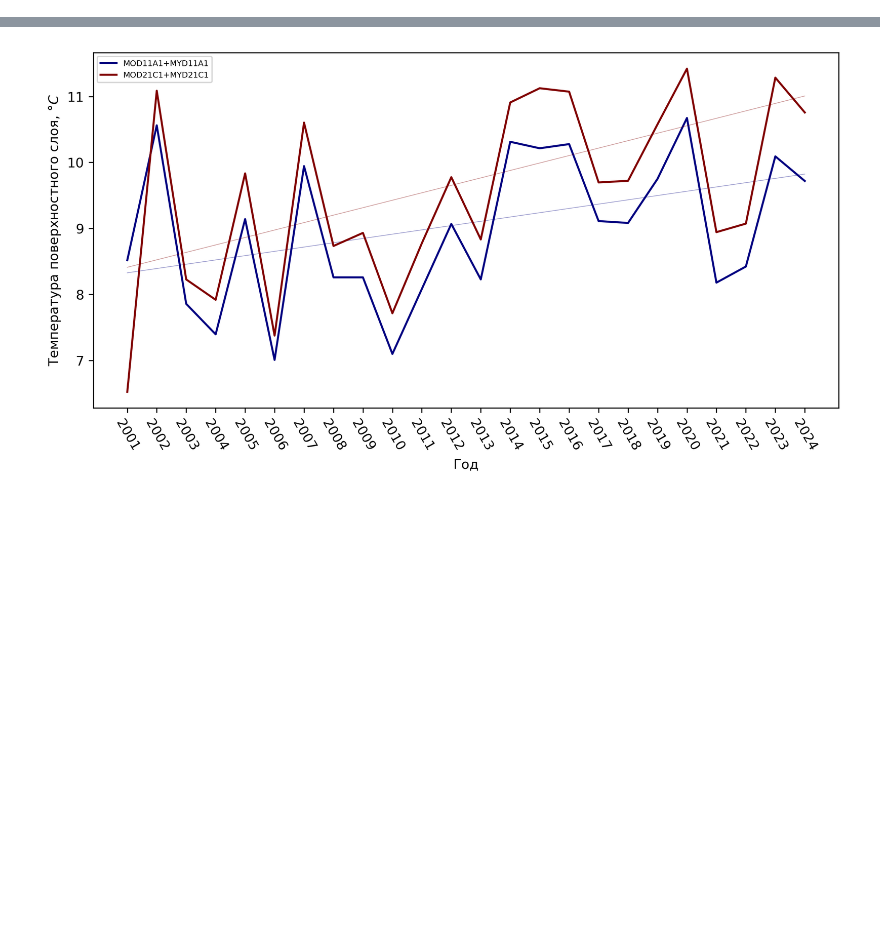
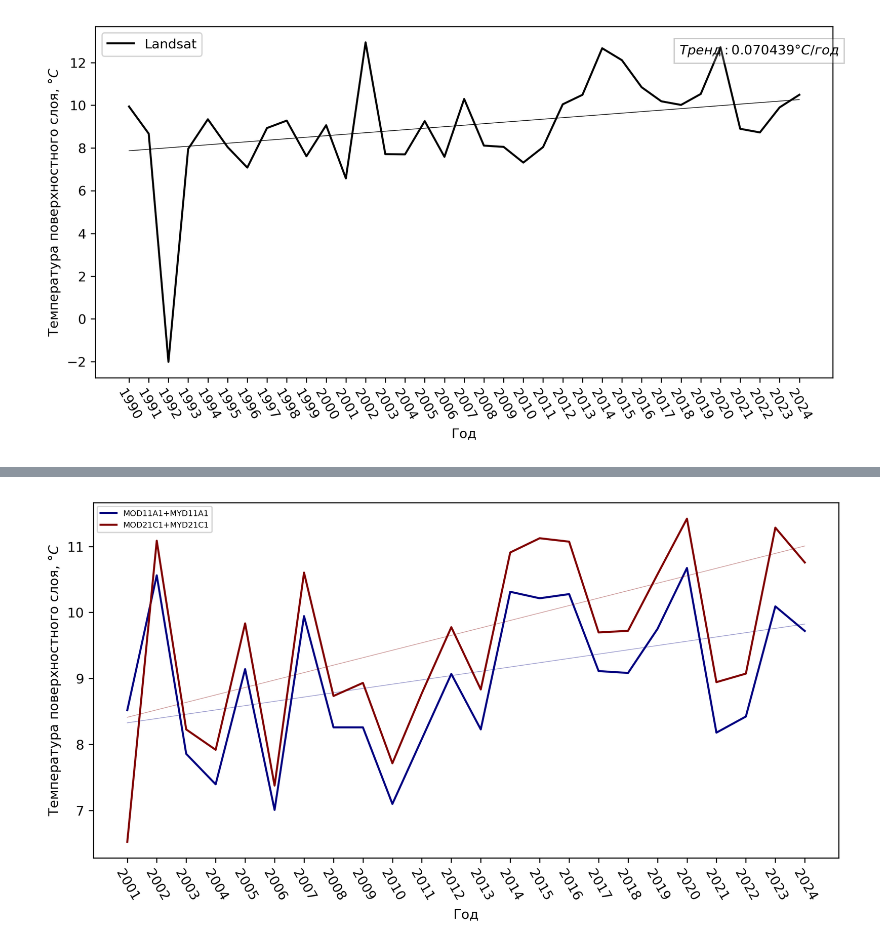
Before and after one commit to tobaffoon/baikal_vkr, a Jupyter notebook: Тренды/plot_global_trend.ipynb, the cells around one changed output, grey strips where cells are left out. Cells and saved outputs as stored; diff of their text form; code cells hidden in the pictures; blank space fills up the shorter version.

```diff
--- a/Тренды/plot_global_trend.ipynb
+++ b/Тренды/plot_global_trend.ipynb
@@ -243,6 +243,42 @@ lst_landsat = { 1990: 9.879765511679397,
  2023: 9.533078486705547,
  2024: 9.525957321098034}
 
+lst_landsat_filter = {1990: 9.94151105813071,
+ 1991: 8.670243772634592,
+ 1992: -2.0105041979387375,
+ 1993: 7.956542834155669,
+ 1994: 9.34452038501193,
+ 1995: 8.04470759348891,
+ 1996: 7.082734448761985,
+ 1997: 8.935313905816676,
+ 1998: 9.281472002444602,
+ 1999: 7.613358335015398,
+ 2000: 9.067563007508321,
+ 2001: 6.577084616749362,
+ 2002: 12.944188352610443,
+ 2003: 7.712404849028003,
+ 2004: 7.702411146961344,
+ 2005: 9.258553590605247,
+ 2006: 7.586450930492356,
+ 2007: 10.296707394361517,
+ 2008: 8.111687043729976,
+ 2009: 8.053128114881378,
+ 2010: 7.317162556263412,
+ 2011: 8.040792549218494,
+ 2012: 10.04538712944025,
+ 2013: 10.489422570326163,
+ 2014: 12.669070935022372,
+ 2015: 12.110493647292312,
+ 2016: 10.845184720867204,
+ 2017: 10.18566067643681,
+ 2018: 10.015904896912351,
+ 2019: 10.529639238809038,
+ 2020: 12.717650167983859,
+ 2021: 8.898396186200852,
+ 2022: 8.728638766197365,
+ 2023: 9.901500828971503,
+ 2024: 10.490878109042882}
+
 lst_era5 = { 1996: 9.450155880882175,
  1997: 10.306804804710536,
  1998: 10.124025263851733,
@@ -282,0 +319,4 @@ plot_annual_mean(lst_landsat, "Landsat", "png/Landsat.png", use_theil=True)
+# %%
+plot_annual_mean(lst_landsat_filter, "Landsat", "png/Landsat_filter.png", use_theil=True)
+# %% [output]
+[figure, added]
```
Also changed, not shown: parts of 6 cells of this notebook, 25 other files.
